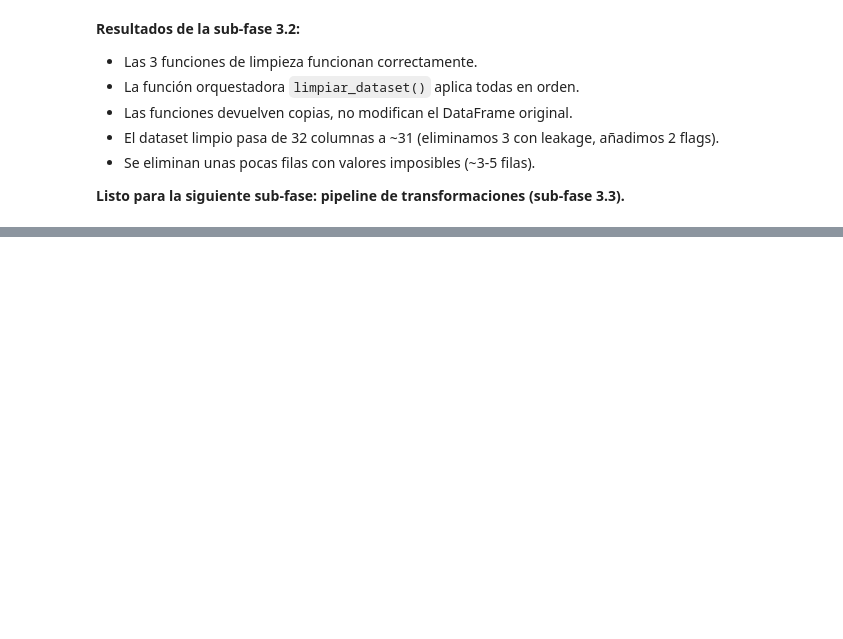
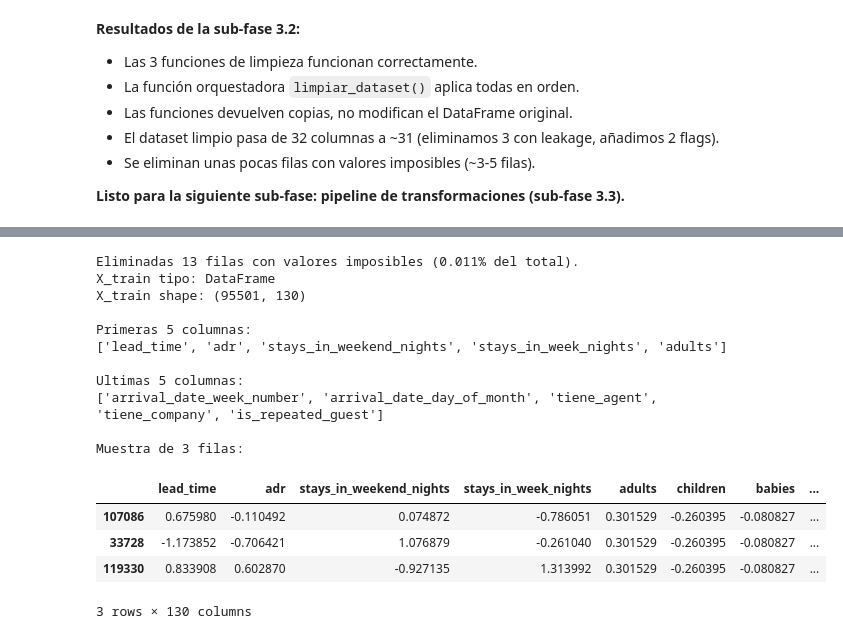
Before and after one commit to jumarfradev/practica-final-ml, a Jupyter notebook: notebooks/exploracion/02_preprocesamiento.ipynb, the cells around one changed output, grey strips where cells are left out. Cells and saved outputs as stored; diff of their text form; code cells hidden in the pictures; blank space fills up the shorter version.

Commit message:
pipeline completo de preprocesamiento con ColumnTransformer

```diff
--- a/notebooks/exploracion/02_preprocesamiento.ipynb
+++ b/notebooks/exploracion/02_preprocesamiento.ipynb
@@ -229,0 +665,30 @@ Resumen de la limpieza:
+# %%
+"""Probar preparar_datos() devolviendo DataFrames con nombres de columna."""
+
+X_train_df, X_test_df, y_train, y_test, preprocesador = preparar_datos(devolver_dataframes=True)
+
+print(f"X_train tipo: {type(X_train_df).__name__}")
+print(f"X_train shape: {X_train_df.shape}")
+print(f"\nPrimeras 5 columnas:")
+print(X_train_df.columns[:5].tolist())
+print(f"\nUltimas 5 columnas:")
+print(X_train_df.columns[-5:].tolist())
+print(f"\nMuestra de 3 filas:")
+X_train_df.head(3)
+# %% [output]
+Eliminadas 13 filas con valores imposibles (0.011% del total).
+X_train tipo: DataFrame
+X_train shape: (95501, 130)
+
+Primeras 5 columnas:
+['lead_time', 'adr', 'stays_in_weekend_nights', 'stays_in_week_nights', 'adults']
+
+Ultimas 5 columnas:
+['arrival_date_week_number', 'arrival_date_day_of_month', 'tiene_agent', 'tiene_company', 'is_repeated_guest']
+
+Muestra de 3 filas:
+|  | lead_time | adr | stays_in_weekend_nights | stays_in_week_nights | adults | children | babies | ... |
+| 107086 | 0.675980 | -0.110492 | 0.074872 | -0.786051 | 0.301529 | -0.260395 | -0.080827 | ... |
+| 33728 | -1.173852 | -0.706421 | 1.076879 | -0.261040 | 0.301529 | -0.260395 | -0.080827 | ... |
+| 119330 | 0.833908 | 0.602870 | -0.927135 | 1.313992 | 0.301529 | -0.260395 | -0.080827 | ... |
+3 rows × 130 columns
```
Also changed, not shown: parts of 12 cells of this notebook, 2 other files.
